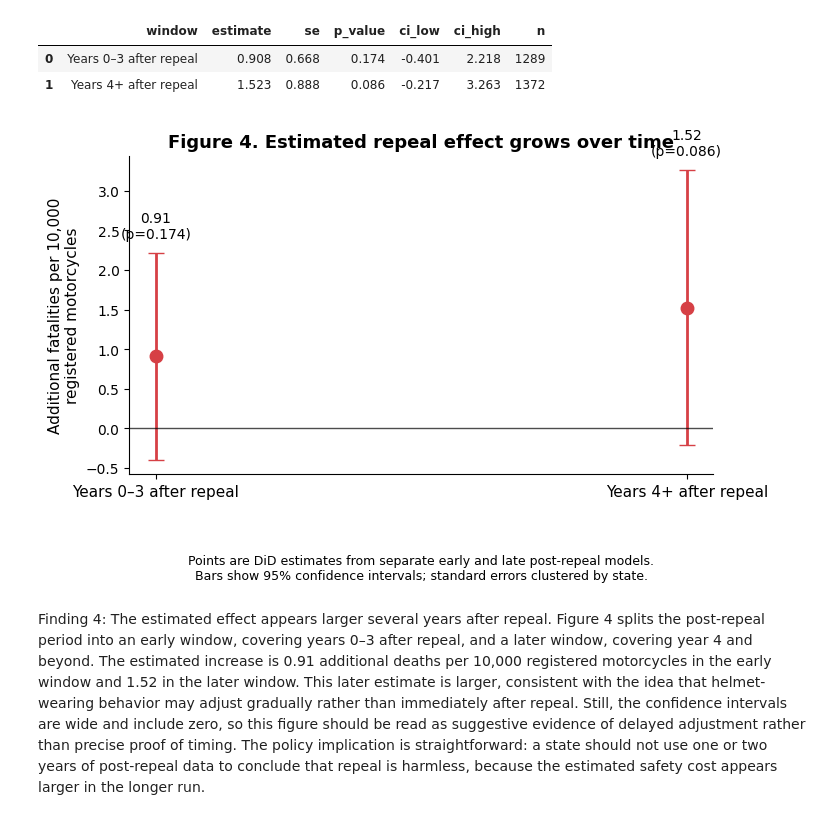
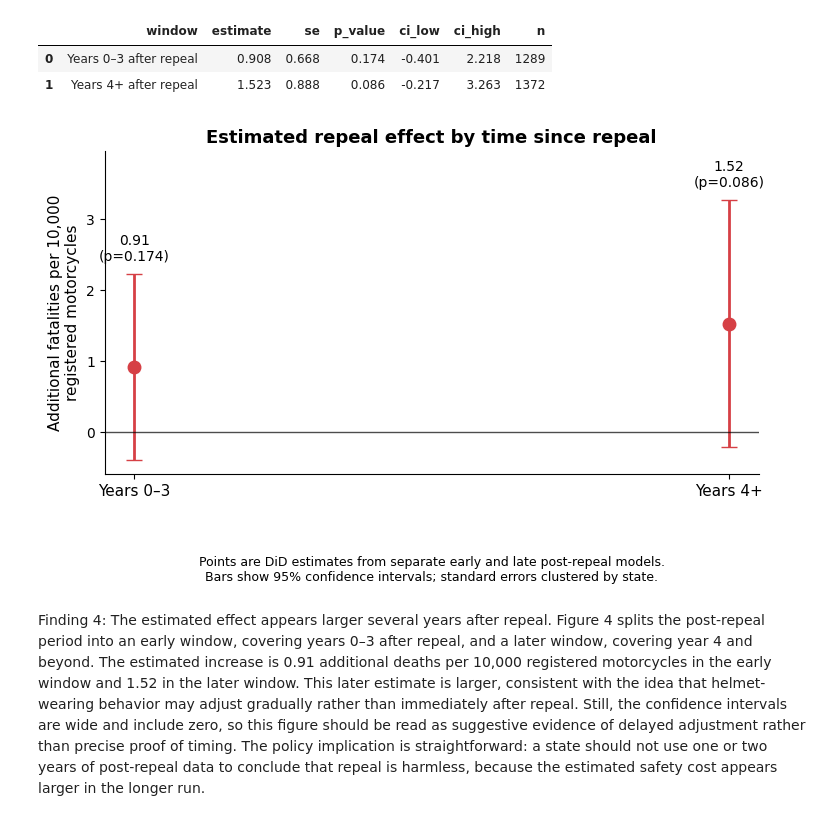
Before and after one commit to Vihaan8/causal_inference_motorcycle_laws, a Jupyter notebook: models/did.ipynb, the cells around one changed output. Saved outputs shown, nothing was run; the diff lists cells and outputs as text; code cells hidden in the pictures.

Commit message:
Slightly revise figures

```diff
--- a/models/did.ipynb
+++ b/models/did.ipynb
@@ -1039,7 +1039,7 @@ ax.errorbar(
 ax.axhline(0, color="black", linewidth=1, alpha=0.7)
 
 ax.set_xticks(x)
-ax.set_xticklabels(fig4_df["window"], fontsize=11)
+ax.set_xticklabels(["Years 0–3", "Years 4+"], fontsize=11)
 
 ax.set_ylabel(
     "Additional fatalities per 10,000\nregistered motorcycles",
@@ -1047,7 +1047,7 @@ ax.set_ylabel(
 )
 
 ax.set_title(
-    "Figure 4. Estimated repeal effect grows over time",
+    "Estimated repeal effect by time since repeal",
     fontsize=13,
     fontweight="bold",
 )
@@ -1055,41 +1055,37 @@ ax.set_title(
 # Add coefficient labels
 for i, row in fig4_df.iterrows():
     label = f"{row['estimate']:.2f}\n(p={row['p_value']:.3f})"
     ax.text(
         i,
         row["ci_high"] + 0.15,
         label,
         ha="center",
         va="bottom",
         fontsize=10,
     )
+
+# Make sure top labels do not get cut off
+ax.set_ylim(-0.6, fig4_df["ci_high"].max() + 0.7)
 
 # Clean up style
 ax.spines["top"].set_visible(False)
 ax.spines["right"].set_visible(False)
 
 ax.text(
     0.5,
     -0.25,
     "Points are DiD estimates from separate early and late post-repeal models.\n"
     "Bars show 95% confidence intervals; standard errors clustered by state.",
     transform=ax.transAxes,
     ha="center",
     va="top",
     fontsize=9,
 )
 
 plt.tight_layout()
-
-plt.savefig(
-    FIG_DIR / "figure4_time_since_repeal.png",
-    dpi=300,
-    bbox_inches="tight",
-)
-
 plt.show()
 # %% [output]
-[figure, old version]
+[figure, new version]
 # %% [markdown]
 Finding 4: The estimated effect appears larger several years after repeal. Figure 4 splits the post-repeal period into an early window, covering years 0–3 after repeal, and a later window, covering year 4 and beyond. The estimated increase is 0.91 additional deaths per 10,000 registered motorcycles in the early window and 1.52 in the later window. This later estimate is larger, consistent with the idea that helmet-wearing behavior may adjust gradually rather than immediately after repeal. Still, the confidence intervals are wide and include zero, so this figure should be read as suggestive evidence of delayed adjustment rather than precise proof of timing. The policy implication is straightforward: a state should not use one or two years of post-repeal data to conclude that repeal is harmless, because the estimated safety cost appears larger in the longer run.
 # %% [markdown]
```
Also changed, not shown: parts of 1 cell of this notebook.
